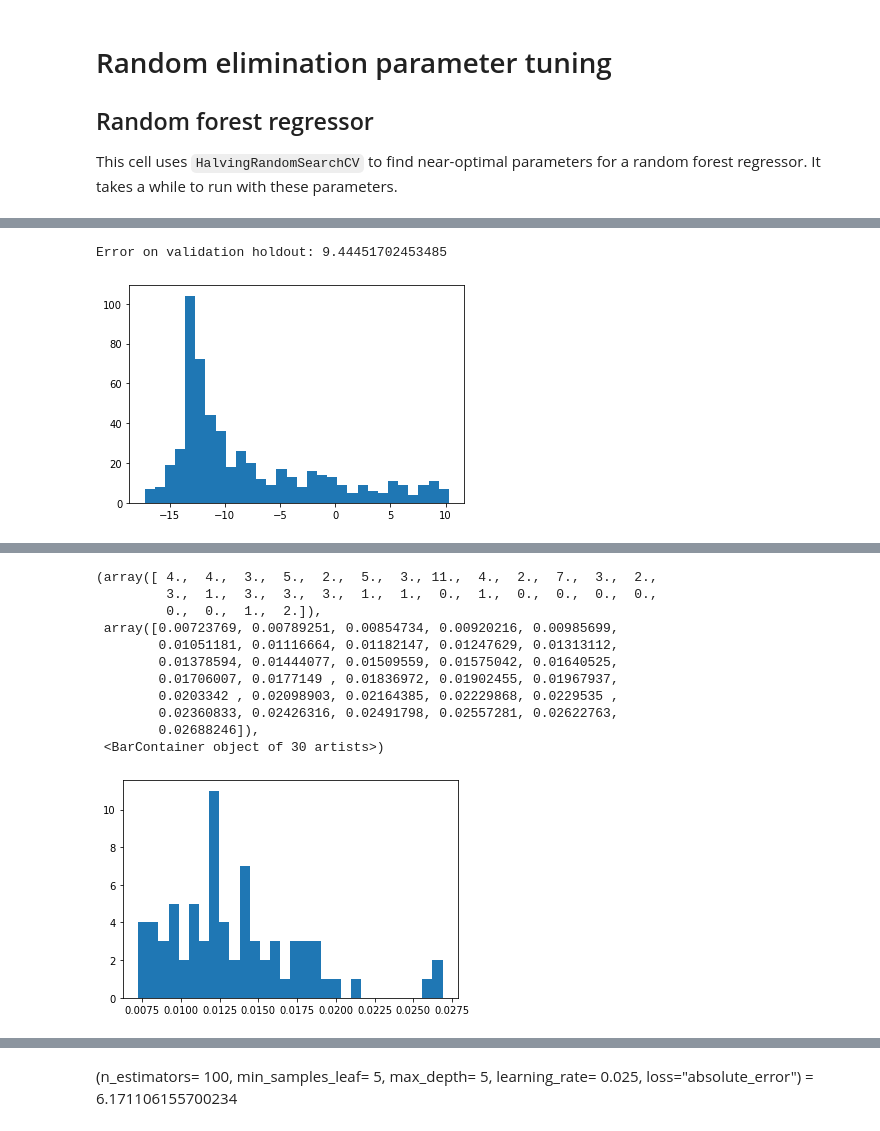
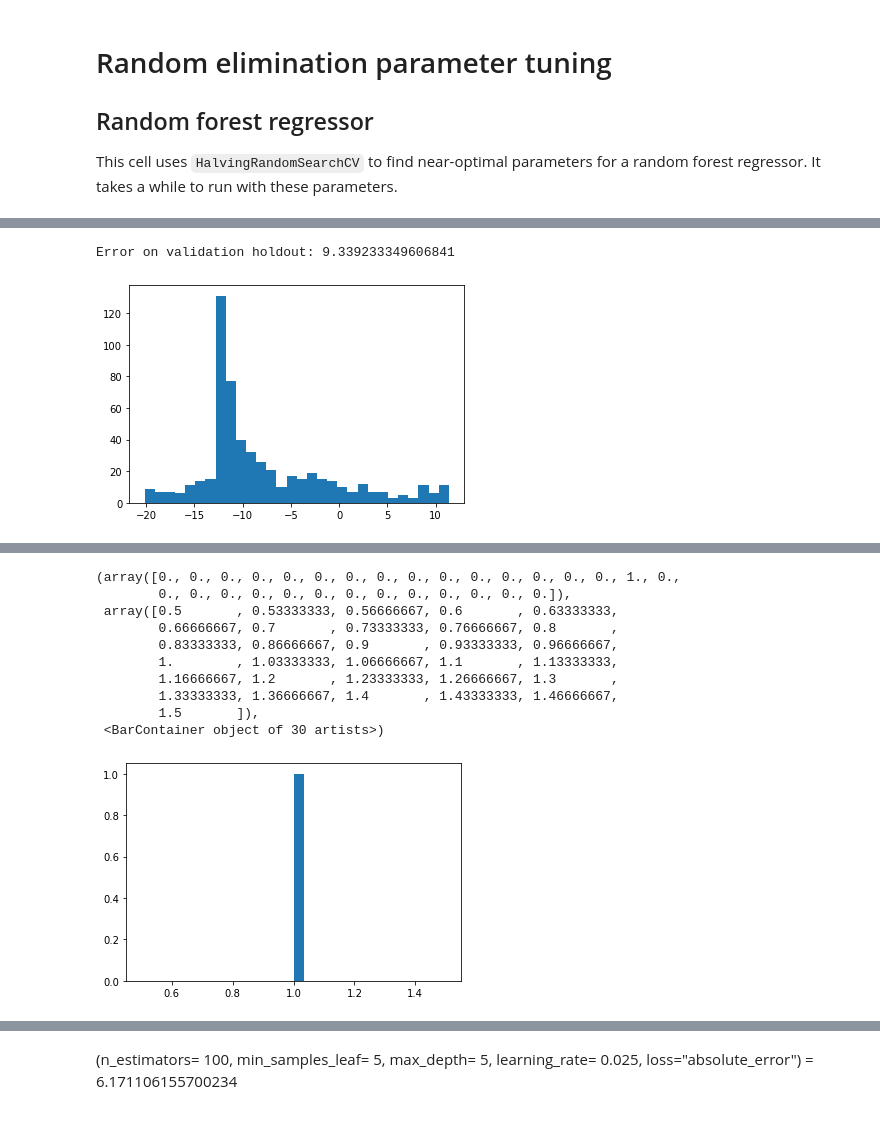
Before and after one commit to phillipSloan/MoreBikes, a Jupyter notebook: by_station_forest.ipynb, the cells around one changed output, grey strips where cells are left out. Saved outputs shown, nothing was run; the diff lists cells and outputs as text; code cells hidden in the pictures.

```diff
--- a/by_station_forest.ipynb
+++ b/by_station_forest.ipynb
@@ -129,7 +129,7 @@ def vectorise_dataframe(dataframe):
                       #"weekday_Thursday", "weekday_Friday", "weekday_Saturday"] + default_columns
 
     default_columns = ["isOff"] + default_columns
-    del dataframe["weekday"]
+    #del dataframe["weekday"]
     default_columns.remove('weekday')
     #print(default_columns)
 
@@ -156,6 +156,17 @@ def vectorise_dataframe(dataframe):
 
     del dataframe["numDocks"]
 
+
+
+
+    columns_kept = ["weekday", "hour", "isOff",  'full_profile_3h_diff_bikes',
+                     'short_profile_3h_diff_bikes',  "bikes"] #'bikes_3h_ago',
+
+    for c in dataframe.columns:
+        if c not in columns_kept:
+            del dataframe[c]
+
+
     return dataframe, num_docks
 
 # Adding all files into one DataFrame
@@ -175,15 +186,16 @@ for i, path in enumerate(Path('./Train/Train').rglob('*.csv')):
     #print(tmp.columns)
 
 
-    if i != 0:
-        train, val = train_test_split(tmp, test_size=0.2)
+    if i  > 1:
+        train, val = train_test_split(tmp, test_size=0.02)
 
         train, train_docks = vectorise_dataframe(train)
         val, val_docks = vectorise_dataframe(val)
 
-        scaler = StandardScaler()
+        scaler = RobustScaler()
+
         train[train.columns[:-1]] = scaler.fit_transform(train[train.columns[:-1]])
-        val[val.columns[:-1]] = scaler.fit_transform(val[val.columns[:-1]])
+        val[val.columns[:-1]] = scaler.transform(val[val.columns[:-1]])
 
         trains.append(train)
         vals.append(val)
@@ -194,11 +206,16 @@ for i, path in enumerate(Path('./Train/Train').rglob('*.csv')):
         scalers.append(scaler)
 
         del tmp
-    else:
+    elif i == 0:
         val_set = tmp.copy()
 
 
         val_set, val_set_docks = vectorise_dataframe(val_set)
+    else:
+        val_set_two = tmp.copy()
+
+
+        val_set_two, val_set_docks_two = vectorise_dataframe(val_set_two)
 
 
 
@@ -236,9 +253,9 @@ print("initialised")
 models = []
 
 for i in tqdm(range(len(trains))):
-
-
-    forest_boost = GradientBoostingRegressor(n_estimators= 100, min_samples_leaf= 5, max_depth= 5, learning_rate= 0.025, loss="absolute_error")#
+    #forest_boost = AdaBoostRegressor(n_estimators=400, random_state=0, learning_rate = 0.5)
+    #forest_boost = RandomForestRegressor(n_estimators= 100, max_depth= 5)
+    forest_boost = GradientBoostingRegressor(n_estimators= 400, max_depth= 6, learning_rate= 0.1, loss="absolute_error")#
     forest_boost.fit(trains[i].iloc[:,:-1].to_numpy(), trains[i]["bikes"].to_numpy())
 
     models.append(forest_boost)
@@ -282,6 +299,8 @@ inds_best_models = np.argsort(errors)
 best_model_ind = inds_best_models[0]
 best_model = models[best_model_ind]
 #print(best_model)
+
+
 
 best_pred = best_model.predict(val_set.iloc[:, :-1].to_numpy()) * val_set_docks
 val_gold = val_set["bikes"] * val_set_docks
@@ -291,11 +310,11 @@ print(f'Error on validation holdout: {mean_absolute_error(val_gold, best_pred)}'
 plt.hist(np.array(val_gold) - np.array(best_pred), bins=30)
 plt.show()
 # %% [output]
-Error on validation holdout: 9.44451702453485
+Error on validation holdout: 9.339233349606841
-[figure, old version]
+[figure, new version]
 # %%
 model_weights = np.array(errors)
-model_weights = 1 / model_weights
+model_weights = 1#/ model_weights**(0.5)
 model_weights = model_weights / np.sum(model_weights)
 # should equal 1
 print(np.sum(model_weights))
@@ -306,12 +325,11 @@ plt.hist(model_weights, bins=30)
-(array([ 4.,  4.,  3.,  5.,  2.,  5.,  3., 11.,  4.,  2.,  7.,  3.,  2.,
-         3.,  1.,  3.,  3.,  3.,  1.,  1.,  0.,  1.,  0.,  0.,  0.,  0.,
-         0.,  0.,  1.,  2.]),
- array([0.00723769, 0.00789251, 0.00854734, 0.00920216, 0.00985699,
-        0.01051181, 0.01116664, 0.01182147, 0.01247629, 0.01313112,
-        0.01378594, 0.01444077, 0.01509559, 0.01575042, 0.01640525,
-        0.01706007, 0.0177149 , 0.01836972, 0.01902455, 0.01967937,
-        0.0203342 , 0.02098903, 0.02164385, 0.02229868, 0.0229535 ,
-        0.02360833, 0.02426316, 0.02491798, 0.02557281, 0.02622763,
-        0.02688246]),
+(array([0., 0., 0., 0., 0., 0., 0., 0., 0., 0., 0., 0., 0., 0., 0., 1., 0.,
+        0., 0., 0., 0., 0., 0., 0., 0., 0., 0., 0., 0., 0.]),
+ array([0.5       , 0.53333333, 0.56666667, 0.6       , 0.63333333,
+        0.66666667, 0.7       , 0.73333333, 0.76666667, 0.8       ,
+        0.83333333, 0.86666667, 0.9       , 0.93333333, 0.96666667,
+        1.        , 1.03333333, 1.06666667, 1.1       , 1.13333333,
+        1.16666667, 1.2       , 1.23333333, 1.26666667, 1.3       ,
+        1.33333333, 1.36666667, 1.4       , 1.43333333, 1.46666667,
+        1.5       ]),
  <BarContainer object of 30 artists>)
-[figure, old version]
+[figure, new version]
```
Also changed, not shown: parts of 7 cells of this notebook, 2 other files.
